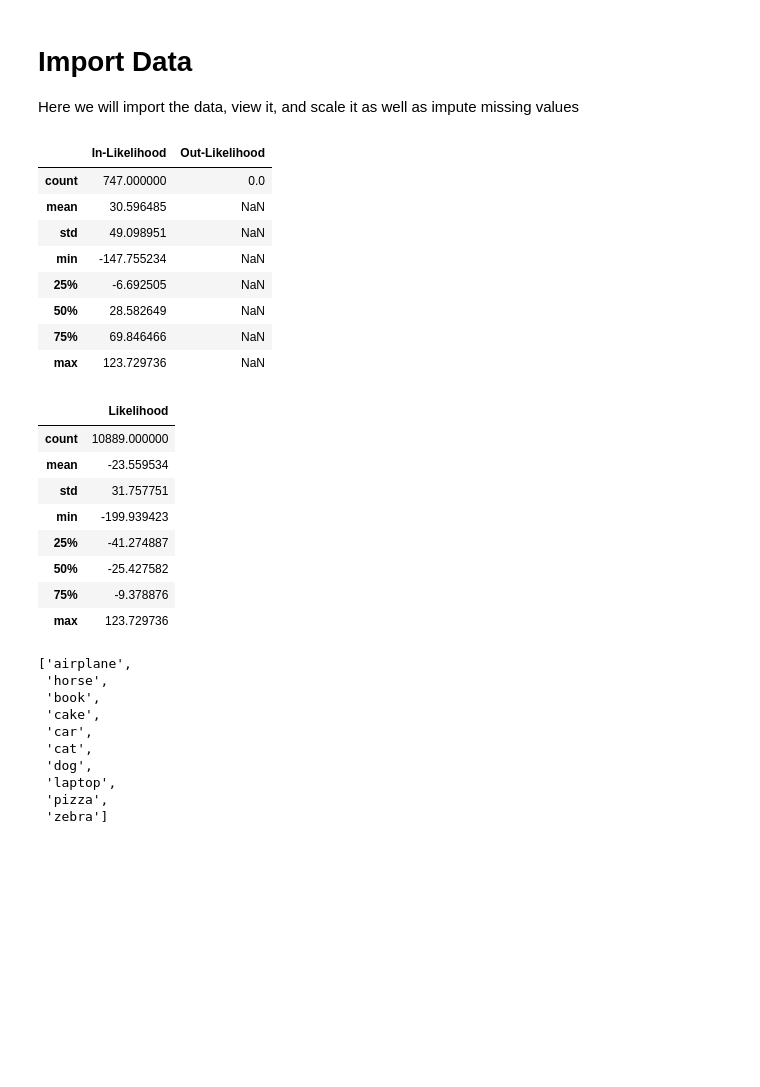
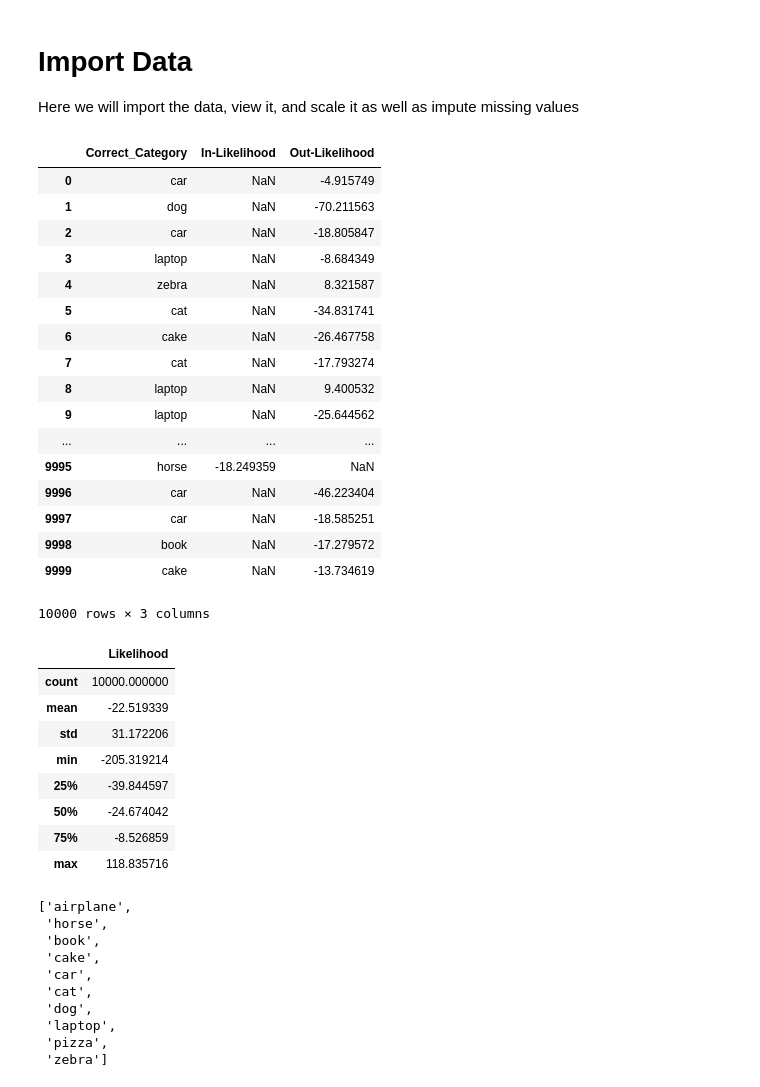
Before and after one commit to SamuelDGeorge/out_of_sample, a Jupyter notebook: Figure_Creation.ipynb, the cells around one changed output. Saved outputs shown, nothing was run; the diff lists cells and outputs as text; code cells hidden in the pictures; blank space fills up the shorter version.

Commit message:
Added Data

```diff
--- a/Figure_Creation.ipynb
+++ b/Figure_Creation.ipynb
@@ -46,39 +46,48 @@ import matplotlib.pyplot as plt
 Here we will import the data, view it, and scale it as well as impute missing values
 # %%
 #import Data from Experiment
-raw_data = import_data("Out_Of_Set_Tan_Final.csv", "C:/Users/sdgeo/Dropbox/Own/Graduate-School/First_Semester/COMP_790/workspace/out_of_sample/c_tan_data")
+raw_data = import_data('Out_Of_Set_Tan_Final.csv', "C:/Users/sdgeo/Dropbox/Own/Graduate-School/First_Semester/COMP_790/workspace/out_of_sample")
 
 #Do Any reformatting on raw_data
 cleaned_data_f = raw_data
 # %%
 #Make column for comparing in-vs-out data
 likelihood_data = cleaned_data_f[['Correct_Category','In-Likelihood','Out-Likelihood']]
 likelihood_horse = likelihood_data.loc[likelihood_data['Correct_Category'] == 'airplane']
 likelihood_data.describe()
-likelihood_horse.describe()
+likelihood_data
 # %% [output]
-|  | In-Likelihood | Out-Likelihood |
-| count | 747.000000 | 0.0 |
-| mean | 30.596485 | NaN |
-| std | 49.098951 | NaN |
-| min | -147.755234 | NaN |
-| 25% | -6.692505 | NaN |
-| 50% | 28.582649 | NaN |
-| 75% | 69.846466 | NaN |
-| max | 123.729736 | NaN |
+|  | Correct_Category | In-Likelihood | Out-Likelihood |
+| 0 | car | NaN | -4.915749 |
+| 1 | dog | NaN | -70.211563 |
+| 2 | car | NaN | -18.805847 |
+| 3 | laptop | NaN | -8.684349 |
+| 4 | zebra | NaN | 8.321587 |
+| 5 | cat | NaN | -34.831741 |
+| 6 | cake | NaN | -26.467758 |
+| 7 | cat | NaN | -17.793274 |
+| 8 | laptop | NaN | 9.400532 |
+| 9 | laptop | NaN | -25.644562 |
+| ... | ... | ... | ... |
+| 9995 | horse | -18.249359 | NaN |
+| 9996 | car | NaN | -46.223404 |
+| 9997 | car | NaN | -18.585251 |
+| 9998 | book | NaN | -17.279572 |
+| 9999 | cake | NaN | -13.734619 |
+10000 rows × 3 columns
 # %%
 category_likes = cleaned_data_f[['Correct_Category','Likelihood']]
 category_likes.describe()
 # %% [output]
 |  | Likelihood |
-| count | 10889.000000 |
-| mean | -23.559534 |
-| std | 31.757751 |
-| min | -199.939423 |
-| 25% | -41.274887 |
-| 50% | -25.427582 |
-| 75% | -9.378876 |
-| max | 123.729736 |
+| count | 10000.000000 |
+| mean | -22.519339 |
+| std | 31.172206 |
+| min | -205.319214 |
+| 25% | -39.844597 |
+| 50% | -24.674042 |
+| 75% | -8.526859 |
+| max | 118.835716 |
 # %%
 #Import Labels for all the classes
 labels_file_all = "D:/Machine_Learning/Datasets/ten_class_classifier/labels.txt"
```
Also changed, not shown: parts of 1 cell of this notebook, 2 other files.
